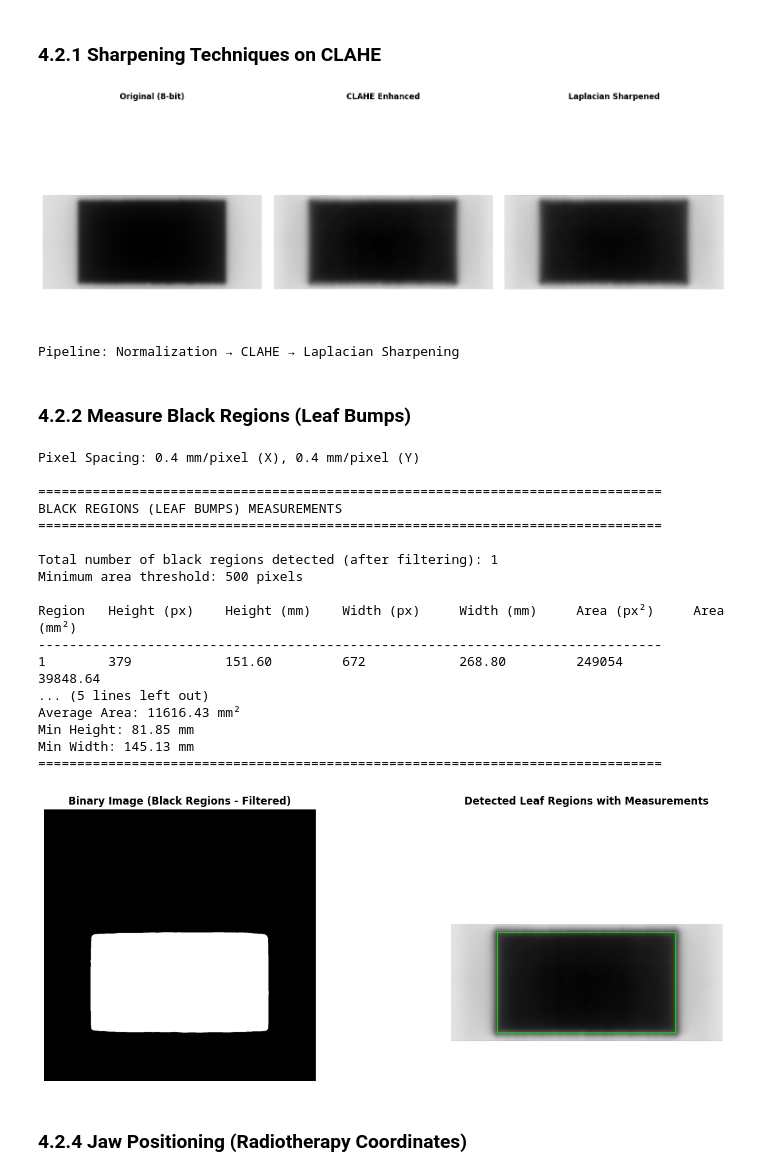
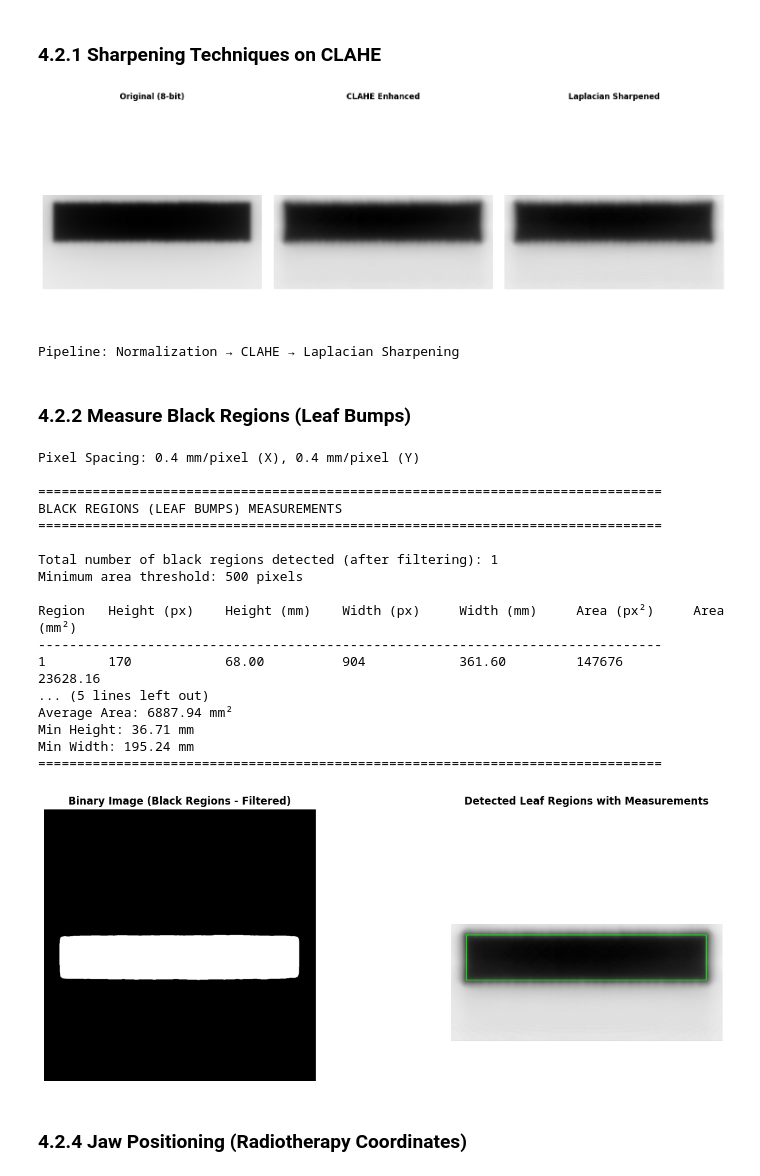
Before and after one commit to AlexandreGirold/DicomAnalysis, a Jupyter notebook: backend/services/preprocessing_exploration.ipynb, the cells around one changed output. Cells and saved outputs as stored; diff of their text form; code cells hidden in the pictures.

```diff
--- a/backend/services/preprocessing_exploration.ipynb
+++ b/backend/services/preprocessing_exploration.ipynb
@@ -21,7 +21,7 @@ plt.rcParams['figure.figsize'] = (12, 4)
 ## 2. Load DICOM File
 # %%
 # Path to your DICOM file
-dicom_file = r'R:\Radiotherapie - Physique Medicale\06 Contrôle qualité\01 Accélérateurs\11_UNITY\CQ_Mensuel\Collimation\2025\10\taille_champ\1.3.46.423632.420000.1761145901.13.dcm'
+dicom_file = r'R:\Radiotherapie - Physique Medicale\90 Encadrement etudiant\07EPITA\Etudiant Epita 2025\Alexandre Girold\TEST_AQUA\1.3.46.423632.420000.1761060608.3.dcm'
 
 dicom_data = pydicom.dcmread(dicom_file)
 image_array = dicom_data.pixel_array.astype(np.float32)
@@ -202,7 +202,7 @@ plt.show()
 
 print("Pipeline: Normalization → CLAHE → Laplacian Sharpening")
 # %% [output]
-[figure, old version]
+[figure, new version]
 Pipeline: Normalization → CLAHE → Laplacian Sharpening
 # %% [markdown]
 ### 4.2.2 Measure Black Regions (Leaf Bumps)
@@ -215,6 +215,13 @@ pixel_spacing_y = float(pixel_spacing[1])  # mm per pixel (Y direction)
 
 print(f"Pixel Spacing: {pixel_spacing_x} mm/pixel (X), {pixel_spacing_y} mm/pixel (Y)")
 
+# ============================================================================
+# TOLERANCE PARAMETERS - Adjust these to control edge detection sensitivity
+# ============================================================================
+tolerance_threshold = 50      # Range: 50-150 (Lower = more sensitive, detects fainter edges)
+tolerance_kernel_size = 5      # Range: 3-9 (Larger = more smoothing, fills gaps)
+# ============================================================================
+
 # Create binary image from Laplacian sharpened (black pixels are the edges/leaves)
 # Use a higher threshold to avoid detecting tiny noise
 """
@@ -223,10 +230,10 @@ second arg: threshold value -> the higher the value the less sensitive
 third arg : 255 is black
 fourth arg: type of thresholding
 """
-_, binary_image = cv2.threshold(img_8bit_for_contrast, 48, 255, cv2.THRESH_BINARY_INV)
+_, binary_image = cv2.threshold(img_8bit_for_contrast, tolerance_threshold, 255, cv2.THRESH_BINARY_INV)
 
 # Apply morphological operations to clean up and connect regions
-kernel = cv2.getStructuringElement(cv2.MORPH_RECT, (5, 5))
+kernel = cv2.getStructuringElement(cv2.MORPH_RECT, (tolerance_kernel_size, tolerance_kernel_size))
 binary_image = cv2.morphologyEx(binary_image, cv2.MORPH_CLOSE, kernel)
 binary_image = cv2.morphologyEx(binary_image, cv2.MORPH_OPEN, kernel)
 
@@ -316,38 +323,38 @@ axes[0].imshow(binary_image, cmap='gray')
 axes[0].set_title('Binary Image (Black Regions - Filtered)', fontsize=12, fontweight='bold')
 axes[0].axis('off')
 
 # Show image with bounding boxes drawn
 image_with_boxes = cv2.cvtColor(laplacian_sharpened, cv2.COLOR_GRAY2BGR)
 for i, contour in enumerate(contours):
     x, y, w, h = cv2.boundingRect(contour)
     cv2.rectangle(image_with_boxes, (x, y), (x + w, y + h), (0, 255, 0), 2)
     cv2.putText(image_with_boxes, str(i+1), (x, y-5), cv2.FONT_HERSHEY_SIMPLEX, 0.5, (0, 255, 0), 1)
 
 axes[1].imshow(image_with_boxes)
 axes[1].set_title('Detected Leaf Regions with Measurements', fontsize=12, fontweight='bold')
 axes[1].axis('off')
 
 plt.tight_layout()
 plt.show()
 # %% [output]
 Pixel Spacing: 0.4 mm/pixel (X), 0.4 mm/pixel (Y)
 
 ================================================================================
 BLACK REGIONS (LEAF BUMPS) MEASUREMENTS
 ================================================================================
 
 Total number of black regions detected (after filtering): 1
 Minimum area threshold: 500 pixels
 
 Region   Height (px)    Height (mm)    Width (px)     Width (mm)     Area (px²)     Area (mm²)
 --------------------------------------------------------------------------------
-1        379            151.60         672            268.80         249054         39848.64
+1        170            68.00          904            361.60         147676         23628.16
 ... (5 lines left out)
-Average Area: 11616.43 mm²
-Min Height: 81.85 mm
-Min Width: 145.13 mm
+Average Area: 6887.94 mm²
+Min Height: 36.71 mm
+Min Width: 195.24 mm
 ================================================================================
-[figure, old version]
+[figure, new version]
 # %% [markdown]
 ### 4.2.4 Jaw Positioning (Radiotherapy Coordinates)
 # %%
```
Also changed, not shown: parts of 8 cells of this notebook.
